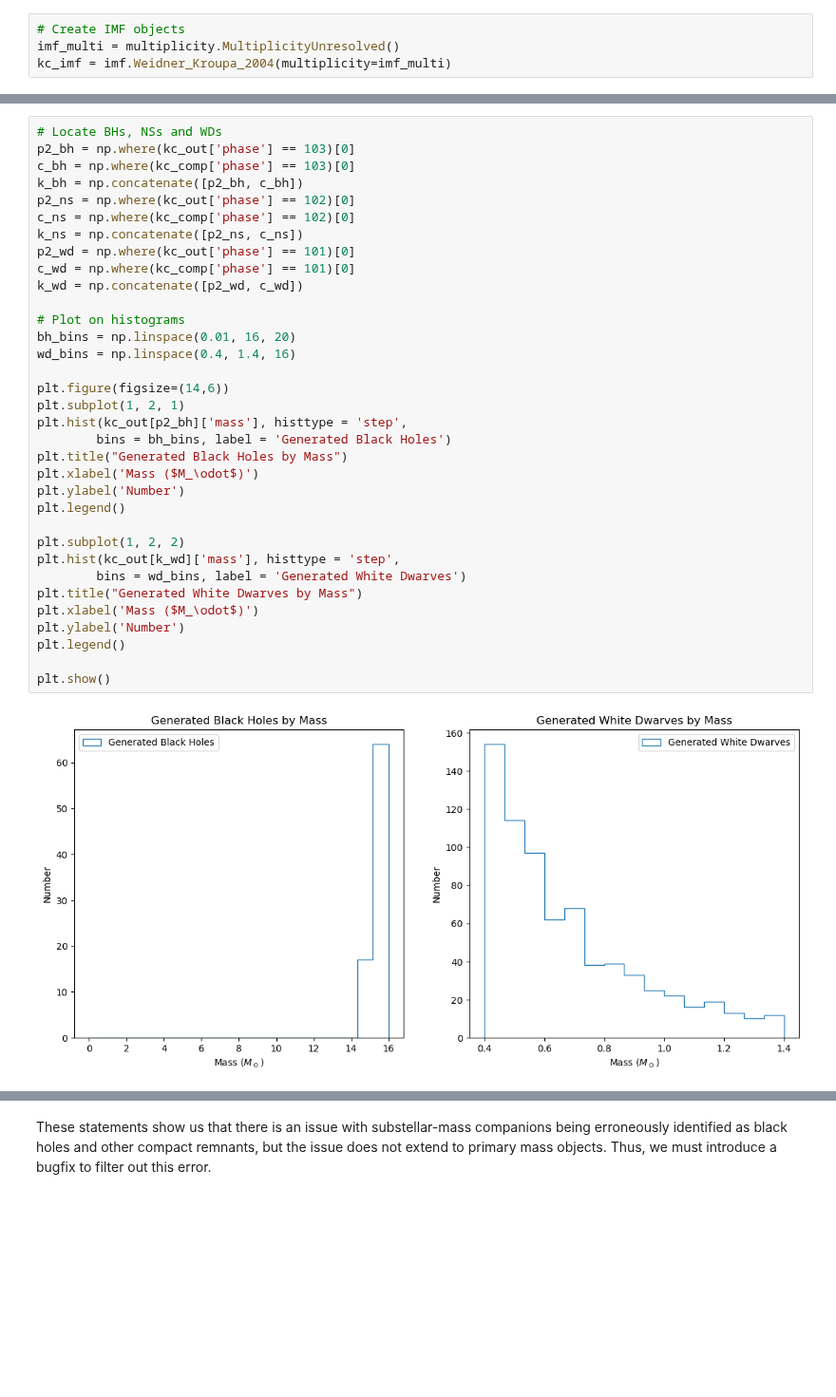
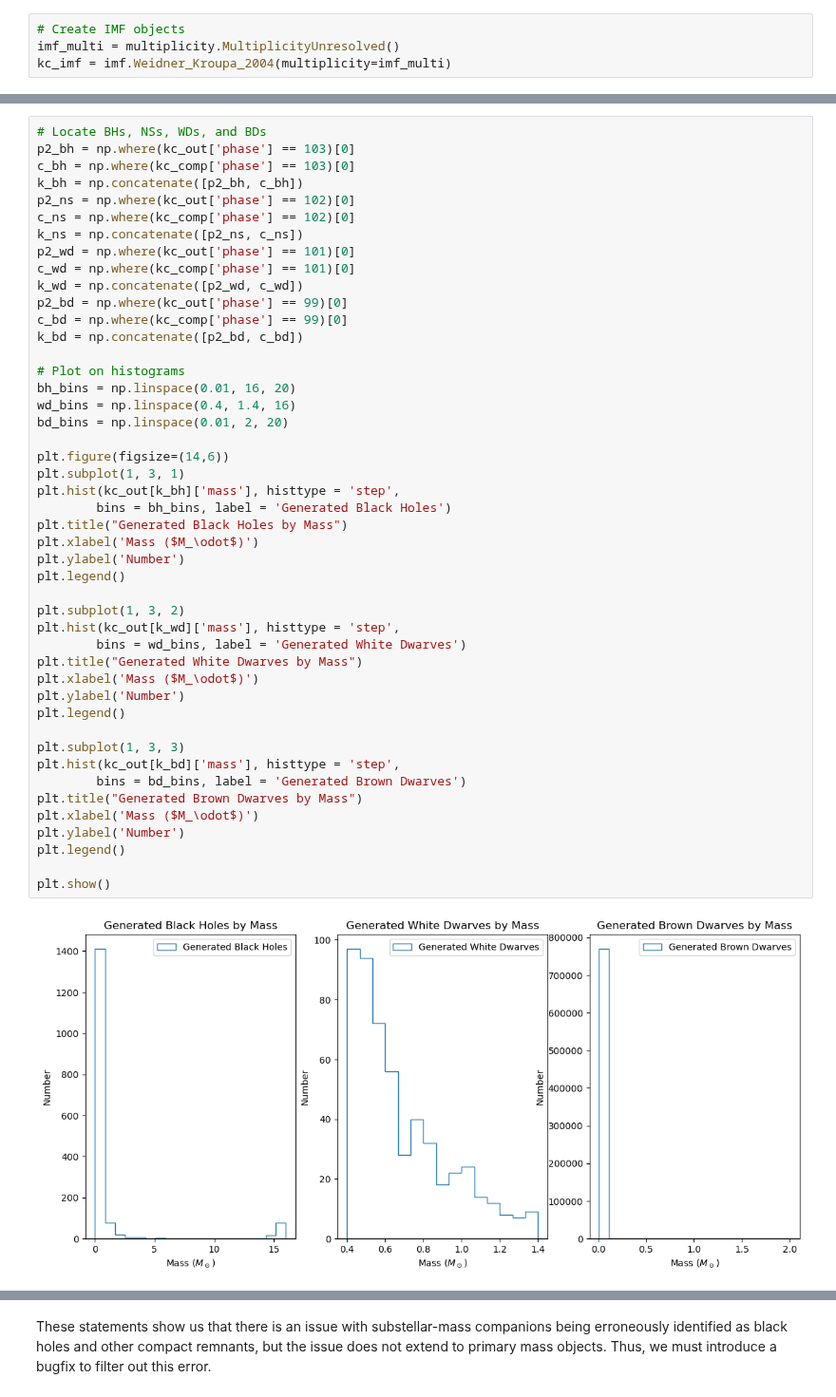
Before and after one commit to astropy/SPISEA, a Jupyter notebook: changes/Compact_Multiplicity.ipynb, the cells around one changed output, grey strips where cells are left out. Shown at 95% size. Saved outputs shown, nothing was run; the diff lists cells and outputs as text; blank space fills up the shorter version.

Commit message:
Added code for successful brown dwarf implementation, and new issues to address

```diff
--- a/changes/Compact_Multiplicity.ipynb
+++ b/changes/Compact_Multiplicity.ipynb
@@ -120,36 +264,48 @@ Length = 393024 rows
 # %%
-# Locate BHs, NSs and WDs
+# Locate BHs, NSs, WDs, and BDs
 p2_bh = np.where(kc_out['phase'] == 103)[0]
 c_bh = np.where(kc_comp['phase'] == 103)[0]
 k_bh = np.concatenate([p2_bh, c_bh])
 p2_ns = np.where(kc_out['phase'] == 102)[0]
 c_ns = np.where(kc_comp['phase'] == 102)[0]
 k_ns = np.concatenate([p2_ns, c_ns])
 p2_wd = np.where(kc_out['phase'] == 101)[0]
 c_wd = np.where(kc_comp['phase'] == 101)[0]
 k_wd = np.concatenate([p2_wd, c_wd])
+p2_bd = np.where(kc_out['phase'] == 99)[0]
+c_bd = np.where(kc_comp['phase'] == 99)[0]
+k_bd = np.concatenate([p2_bd, c_bd])
 
 # Plot on histograms
 bh_bins = np.linspace(0.01, 16, 20)
 wd_bins = np.linspace(0.4, 1.4, 16)
+bd_bins = np.linspace(0.01, 2, 20)
 
 plt.figure(figsize=(14,6))
-plt.subplot(1, 2, 1)
-plt.hist(kc_out[p2_bh]['mass'], histtype = 'step',
+plt.subplot(1, 3, 1)
+plt.hist(kc_out[k_bh]['mass'], histtype = 'step',
         bins = bh_bins, label = 'Generated Black Holes')
 plt.title("Generated Black Holes by Mass")
 plt.xlabel('Mass ($M_\odot$)')
 plt.ylabel('Number')
 plt.legend()
 
-plt.subplot(1, 2, 2)
+plt.subplot(1, 3, 2)
 plt.hist(kc_out[k_wd]['mass'], histtype = 'step',
         bins = wd_bins, label = 'Generated White Dwarves')
 plt.title("Generated White Dwarves by Mass")
 plt.xlabel('Mass ($M_\odot$)')
 plt.ylabel('Number')
 plt.legend()
 
+plt.subplot(1, 3, 3)
+plt.hist(kc_out[k_bd]['mass'], histtype = 'step',
+        bins = bd_bins, label = 'Generated Brown Dwarves')
+plt.title("Generated Brown Dwarves by Mass")
+plt.xlabel('Mass ($M_\odot$)')
+plt.ylabel('Number')
+plt.legend()
+
 plt.show()
 # %% [output]
-[figure, old version]
+[figure, new version]
```
Also changed, not shown: parts of 20 cells of this notebook, 4 other files.
